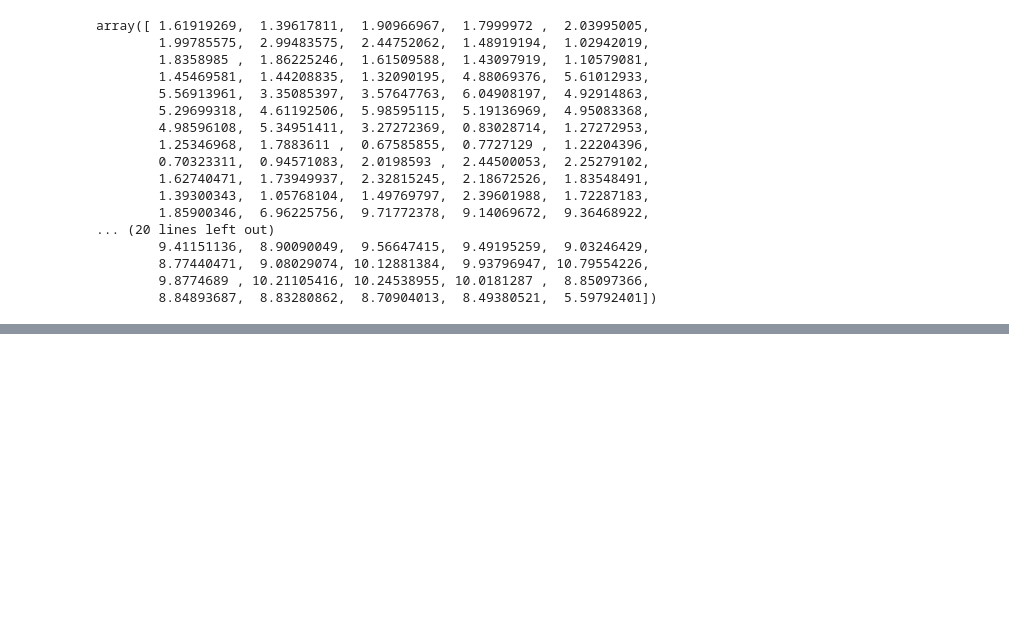
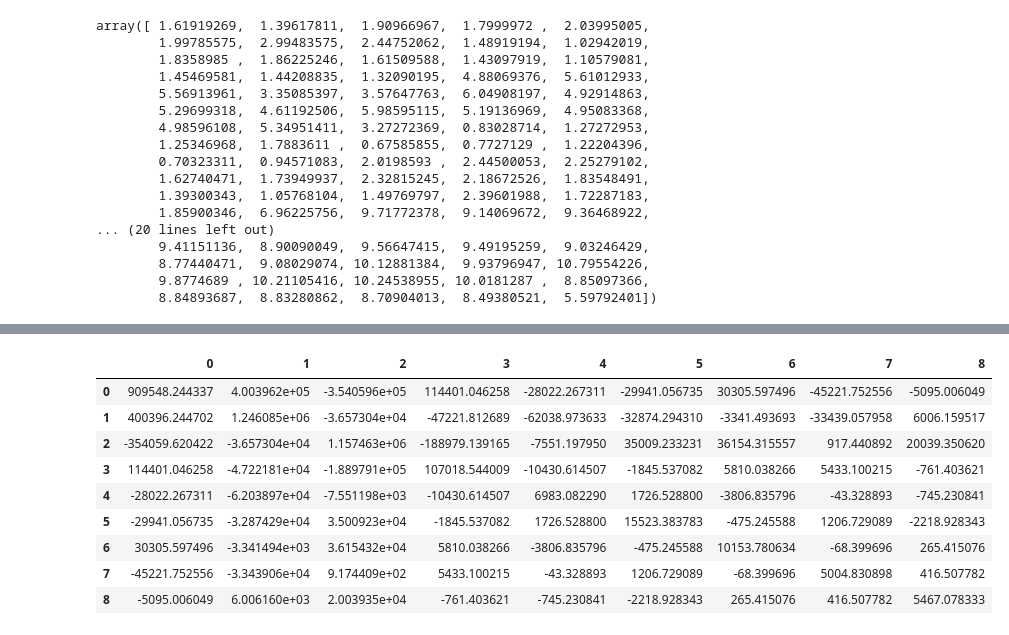
Before and after one commit to neel-yk-5/ROBPCA, a Jupyter notebook: ROBPCA.ipynb, the cells around one changed output, grey strips where cells are left out. Drawn from its saved outputs; the diff is of its cells as text; code cells hidden in the pictures; blank space fills up the shorter version.

```diff
--- a/ROBPCA.ipynb
+++ b/ROBPCA.ipynb
@@ -156,0 +252,13 @@ array([ 1.61919269,  1.39617811,  1.90966967,  1.7999972 ,  2.03995005,
+# %%
+final
+# %% [output]
+|  | 0 | 1 | 2 | 3 | 4 | 5 | 6 | 7 | 8 |
+| 0 | 909548.244337 | 4.003962e+05 | -3.540596e+05 | 114401.046258 | -28022.267311 | -29941.056735 | 30305.597496 | -45221.752556 | -5095.006049 |
+| 1 | 400396.244702 | 1.246085e+06 | -3.657304e+04 | -47221.812689 | -62038.973633 | -32874.294310 | -3341.493693 | -33439.057958 | 6006.159517 |
+| 2 | -354059.620422 | -3.657304e+04 | 1.157463e+06 | -188979.139165 | -7551.197950 | 35009.233231 | 36154.315557 | 917.440892 | 20039.350620 |
+| 3 | 114401.046258 | -4.722181e+04 | -1.889791e+05 | 107018.544009 | -10430.614507 | -1845.537082 | 5810.038266 | 5433.100215 | -761.403621 |
+| 4 | -28022.267311 | -6.203897e+04 | -7.551198e+03 | -10430.614507 | 6983.082290 | 1726.528800 | -3806.835796 | -43.328893 | -745.230841 |
+| 5 | -29941.056735 | -3.287429e+04 | 3.500923e+04 | -1845.537082 | 1726.528800 | 15523.383783 | -475.245588 | 1206.729089 | -2218.928343 |
+| 6 | 30305.597496 | -3.341494e+03 | 3.615432e+04 | 5810.038266 | -3806.835796 | -475.245588 | 10153.780634 | -68.399696 | 265.415076 |
+| 7 | -45221.752556 | -3.343906e+04 | 9.174409e+02 | 5433.100215 | -43.328893 | 1206.729089 | -68.399696 | 5004.830898 | 416.507782 |
+| 8 | -5095.006049 | 6.006160e+03 | 2.003935e+04 | -761.403621 | -745.230841 | -2218.928343 | 265.415076 | 416.507782 | 5467.078333 |
```
Also changed, not shown: parts of 23 cells of this notebook.
